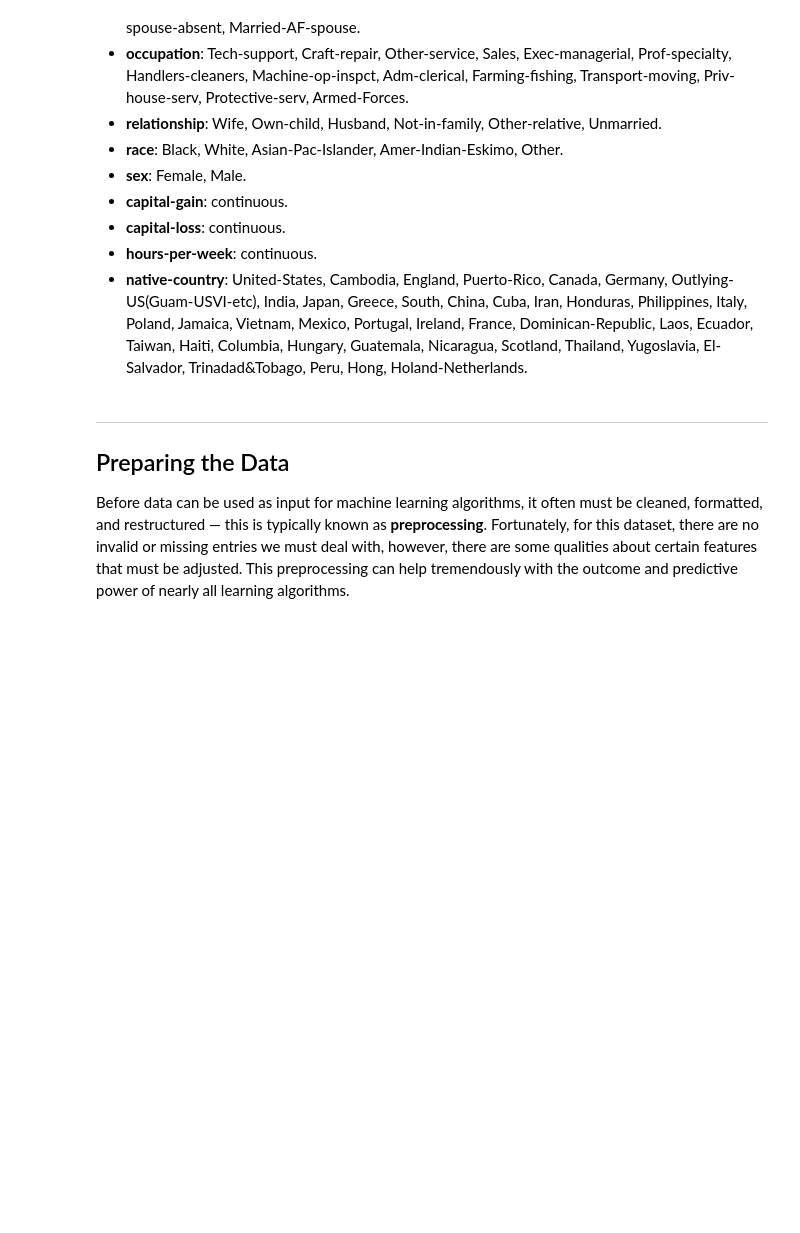
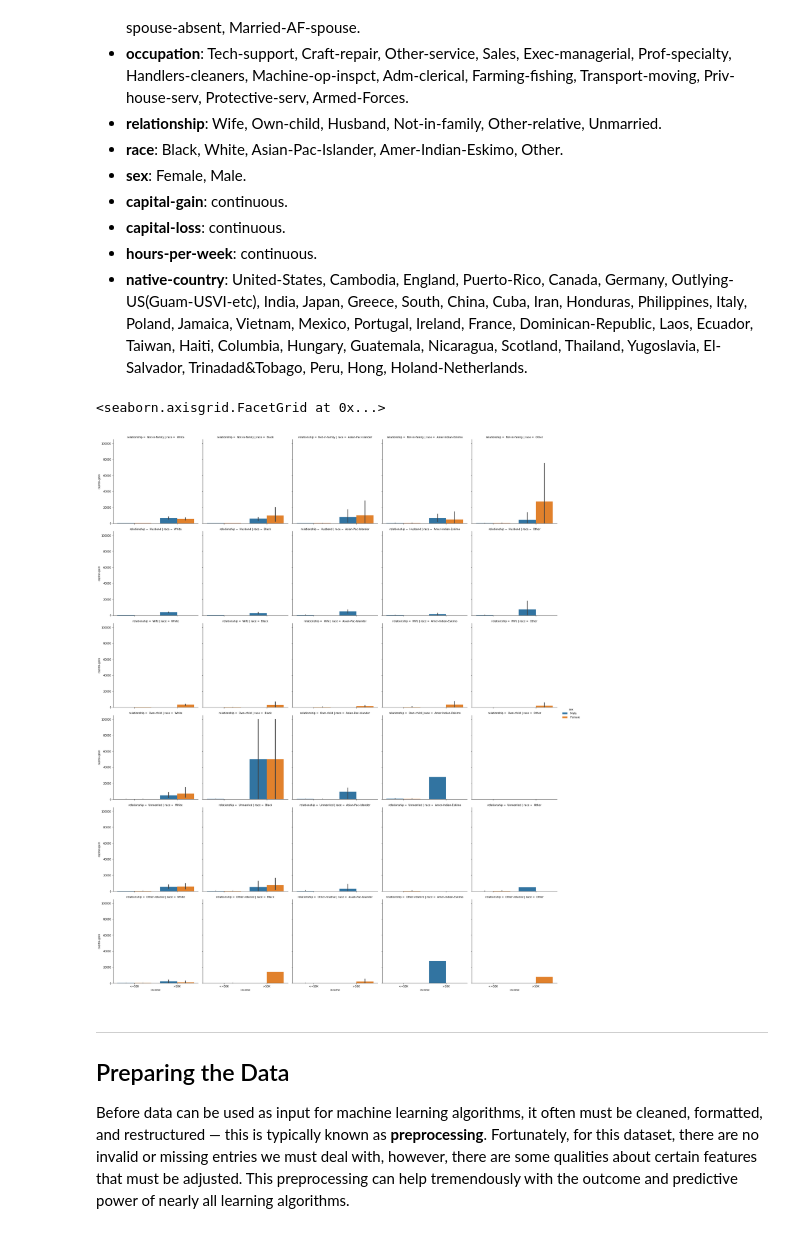
Before and after one commit to KyleBanks/udacity-ml-engineer-nanodegree, a Jupyter notebook: finding_donors/finding_donors.ipynb, the cells around one changed output. Cells and saved outputs as stored; diff of their text form; code cells hidden in the pictures; blank space fills up the shorter version.

```diff
--- a/finding_donors/finding_donors.ipynb
+++ b/finding_donors/finding_donors.ipynb
@@ -91,6 +91,13 @@ Percentage of individuals making more than $50,000: 0.2478439697492371%
 * **capital-loss**: continuous.
 * **hours-per-week**: continuous.
 * **native-country**: United-States, Cambodia, England, Puerto-Rico, Canada, Germany, Outlying-US(Guam-USVI-etc), India, Japan, Greece, South, China, Cuba, Iran, Honduras, Philippines, Italy, Poland, Jamaica, Vietnam, Mexico, Portugal, Ireland, France, Dominican-Republic, Laos, Ecuador, Taiwan, Haiti, Columbia, Hungary, Guatemala, Nicaragua, Scotland, Thailand, Yugoslavia, El-Salvador, Trinadad&Tobago, Peru, Hong, Holand-Netherlands.
+# %%
+import seaborn as sns
+
+sns.catplot('income', 'capital-gain', hue='sex', data=data, kind='bar', col='race', row='relationship')
+# %% [output]
+<seaborn.axisgrid.FacetGrid at 0x...>
+[figure, added]
 # %% [markdown]
 ----
 ## Preparing the Data
```
Also changed, not shown: parts of 2 cells of this notebook, 6 other files.
